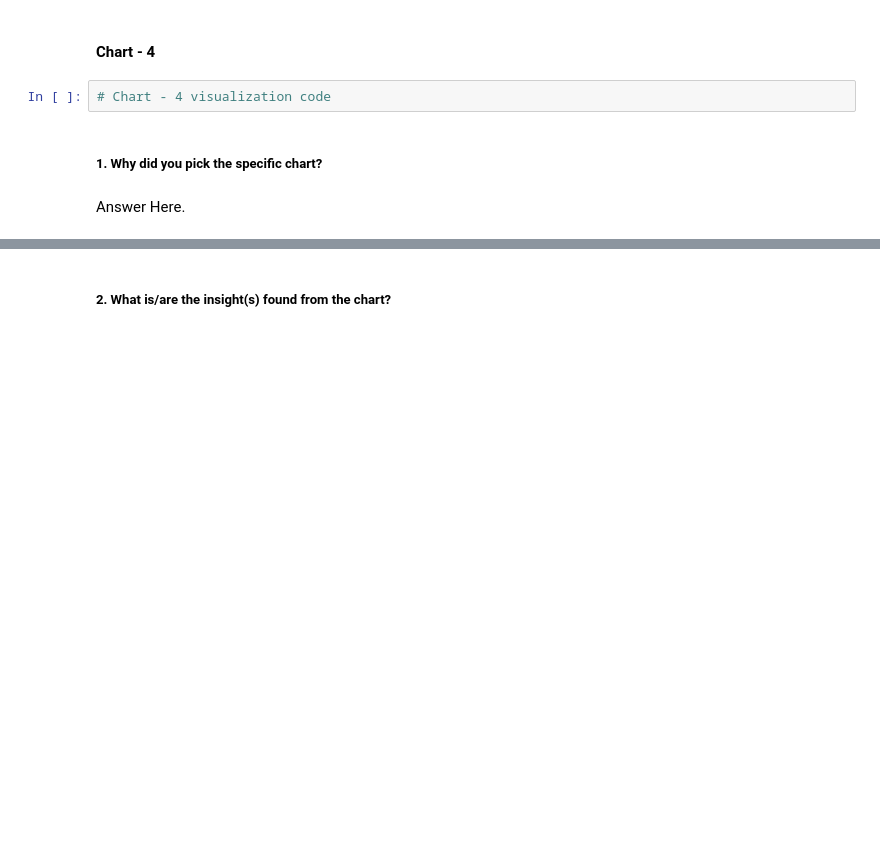
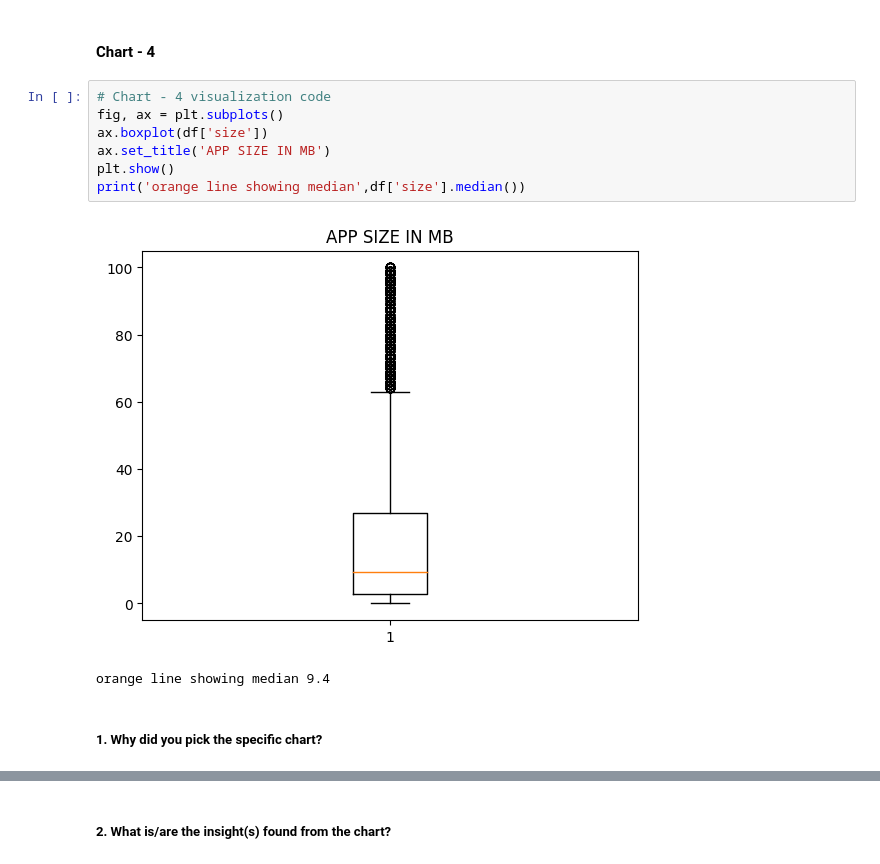
Before and after one commit to abhishek-kakde/EDA_capstone_playstore_review, a Jupyter notebook: Playstore_Apps_Review_Analysis_EDA.ipynb, the cells around one changed output, grey strips where cells are left out. Drawn from its saved outputs; the diff is of its cells as text; blank space fills up the shorter version.

```diff
--- a/Playstore_Apps_Review_Analysis_EDA.ipynb
+++ b/Playstore_Apps_Review_Analysis_EDA.ipynb
@@ -714,8 +719,14 @@ Answer Here
 # %% [markdown]
 #### Chart - 4
-# %%
-# Chart - 4 visualization code
+# %%
+# Chart - 4 visualization code
+fig, ax = plt.subplots()
+ax.boxplot(df['size'])
+ax.set_title('APP SIZE IN MB')
+plt.show()
+print('orange line showing median',df['size'].median())
+# %% [output]
+[figure, added]
+orange line showing median 9.4
 # %% [markdown]
 ##### 1. Why did you pick the specific chart?
-# %% [markdown]
-Answer Here.
```
Also changed, not shown: parts of 11 cells of this notebook.
